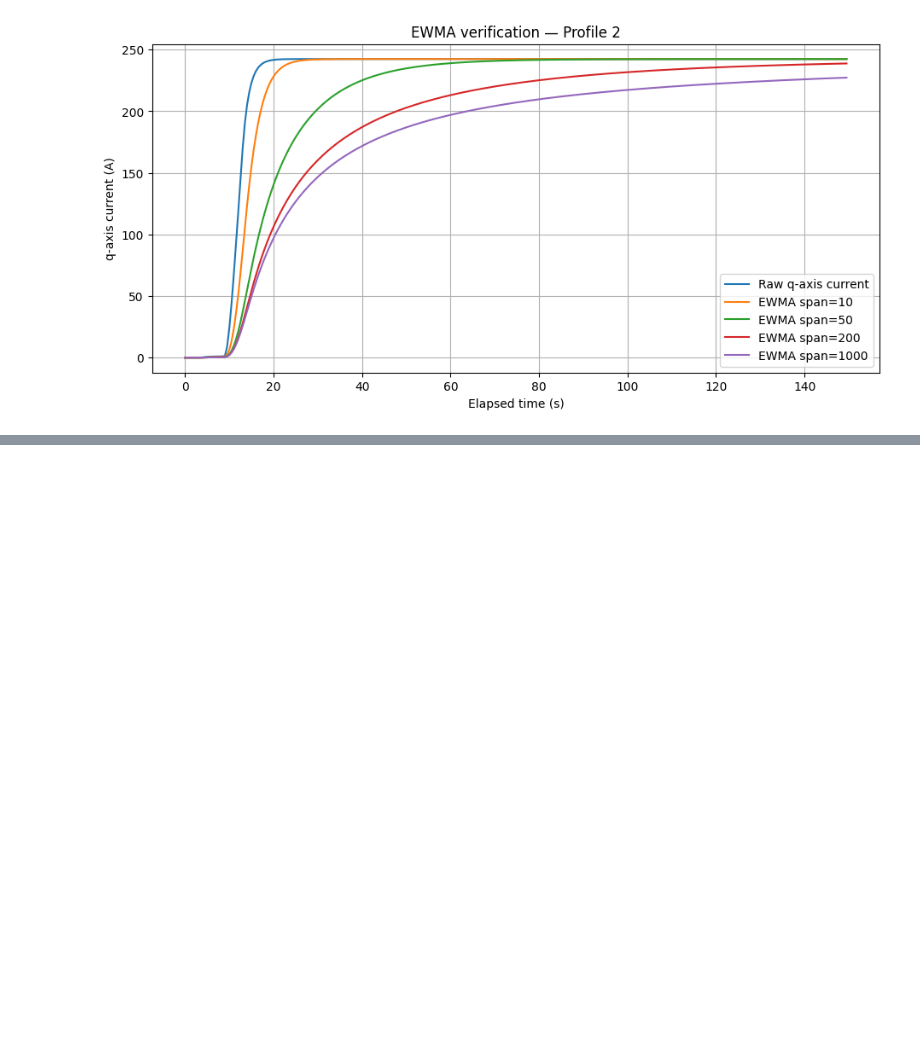
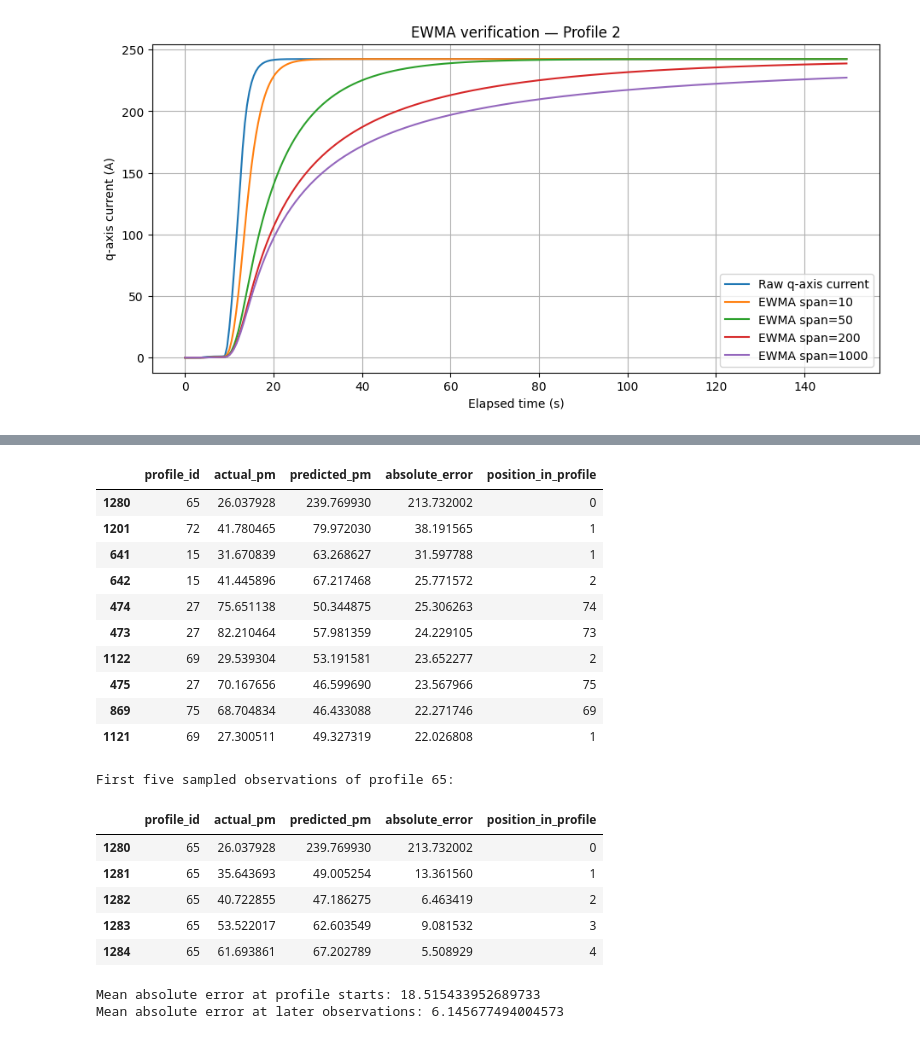
Before and after one commit to Fdau0002/Permanent-Magnet-Temperature-Estimate, a Jupyter notebook: Permanent_Magnet_Temperature_Estimation.ipynb, the cells around one changed output, grey strips where cells are left out. Saved outputs shown, nothing was run; the diff lists cells and outputs as text; code cells hidden in the pictures; blank space fills up the shorter version.

```diff
--- a/Permanent_Magnet_Temperature_Estimation.ipynb
+++ b/Permanent_Magnet_Temperature_Estimation.ipynb
@@ -597,0 +1251,62 @@ plt.show()
+# %%
+
+# STEP 6.2F — Investigate OLS errors at profile starts
+
+# Identify the position of each sampled observation
+# within its own validation profile.
+ols_diagnostics["position_in_profile"] = (
+    ols_diagnostics.groupby("profile_id").cumcount()
+)
+
+# Inspect the largest prediction errors
+display(
+    ols_diagnostics.nlargest(
+        10, "absolute_error"
+    )
+)
+
+# Inspect the first five sampled observations
+# from the problematic profile
+print("\nFirst five sampled observations of profile 65:")
+
+display(
+    ols_diagnostics[
+        ols_diagnostics["profile_id"] == 65
+    ].head(5)
+)
+
+# Compare errors at the first sample versus later samples
+first_samples = ols_diagnostics[
+    ols_diagnostics["position_in_profile"] == 0
+]
+
+later_samples = ols_diagnostics[
+    ols_diagnostics["position_in_profile"] > 0
+]
+
+print("\nMean absolute error at profile starts:",
+      first_samples["absolute_error"].mean())
+
+print("Mean absolute error at later observations:",
+      later_samples["absolute_error"].mean())
+# %% [output]
+|  | profile_id | actual_pm | predicted_pm | absolute_error | position_in_profile |
+| 1280 | 65 | 26.037928 | 239.769930 | 213.732002 | 0 |
+| 1201 | 72 | 41.780465 | 79.972030 | 38.191565 | 1 |
+| 641 | 15 | 31.670839 | 63.268627 | 31.597788 | 1 |
+| 642 | 15 | 41.445896 | 67.217468 | 25.771572 | 2 |
+| 474 | 27 | 75.651138 | 50.344875 | 25.306263 | 74 |
+| 473 | 27 | 82.210464 | 57.981359 | 24.229105 | 73 |
+| 1122 | 69 | 29.539304 | 53.191581 | 23.652277 | 2 |
+| 475 | 27 | 70.167656 | 46.599690 | 23.567966 | 75 |
+| 869 | 75 | 68.704834 | 46.433088 | 22.271746 | 69 |
+| 1121 | 69 | 27.300511 | 49.327319 | 22.026808 | 1 |
+First five sampled observations of profile 65:
+|  | profile_id | actual_pm | predicted_pm | absolute_error | position_in_profile |
+| 1280 | 65 | 26.037928 | 239.769930 | 213.732002 | 0 |
+| 1281 | 65 | 35.643693 | 49.005254 | 13.361560 | 1 |
+| 1282 | 65 | 40.722855 | 47.186275 | 6.463419 | 2 |
+| 1283 | 65 | 53.522017 | 62.603549 | 9.081532 | 3 |
+| 1284 | 65 | 61.693861 | 67.202789 | 5.508929 | 4 |
+Mean absolute error at profile starts: 18.515433952689733
+Mean absolute error at later observations: 6.145677494004573
```
Also changed, not shown: parts of 16 cells of this notebook.
